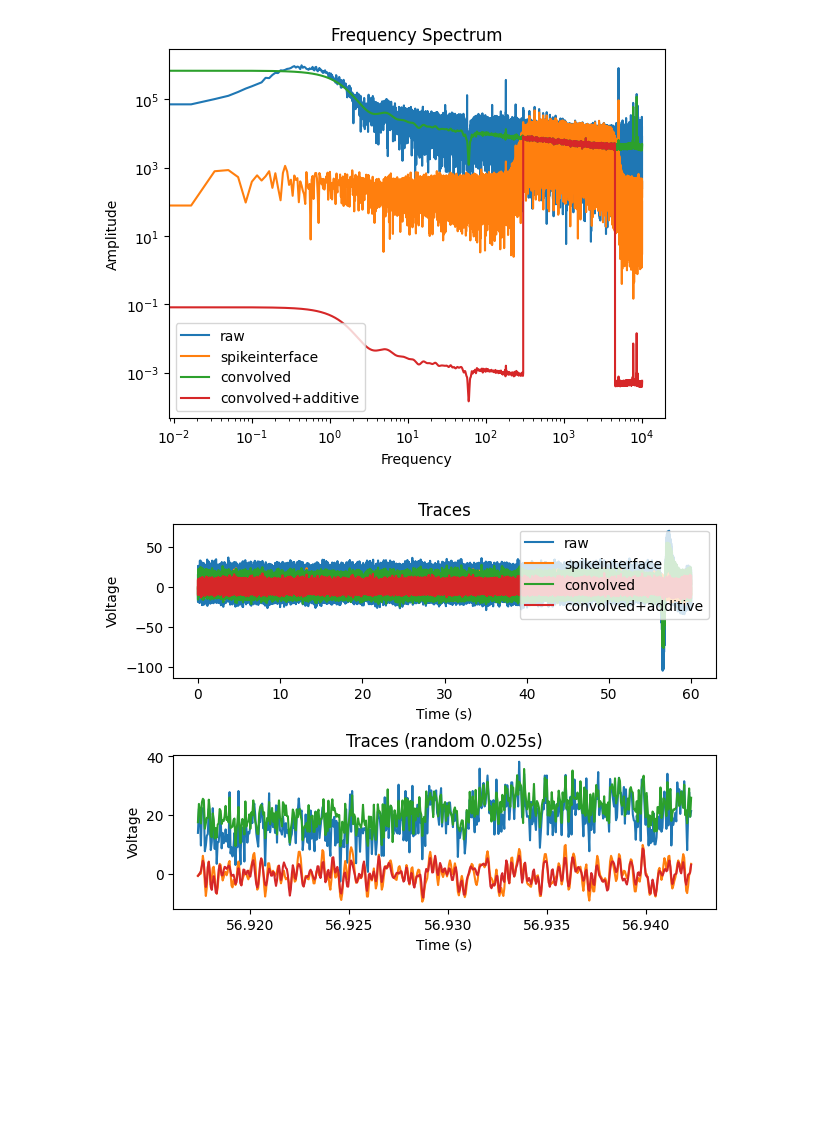
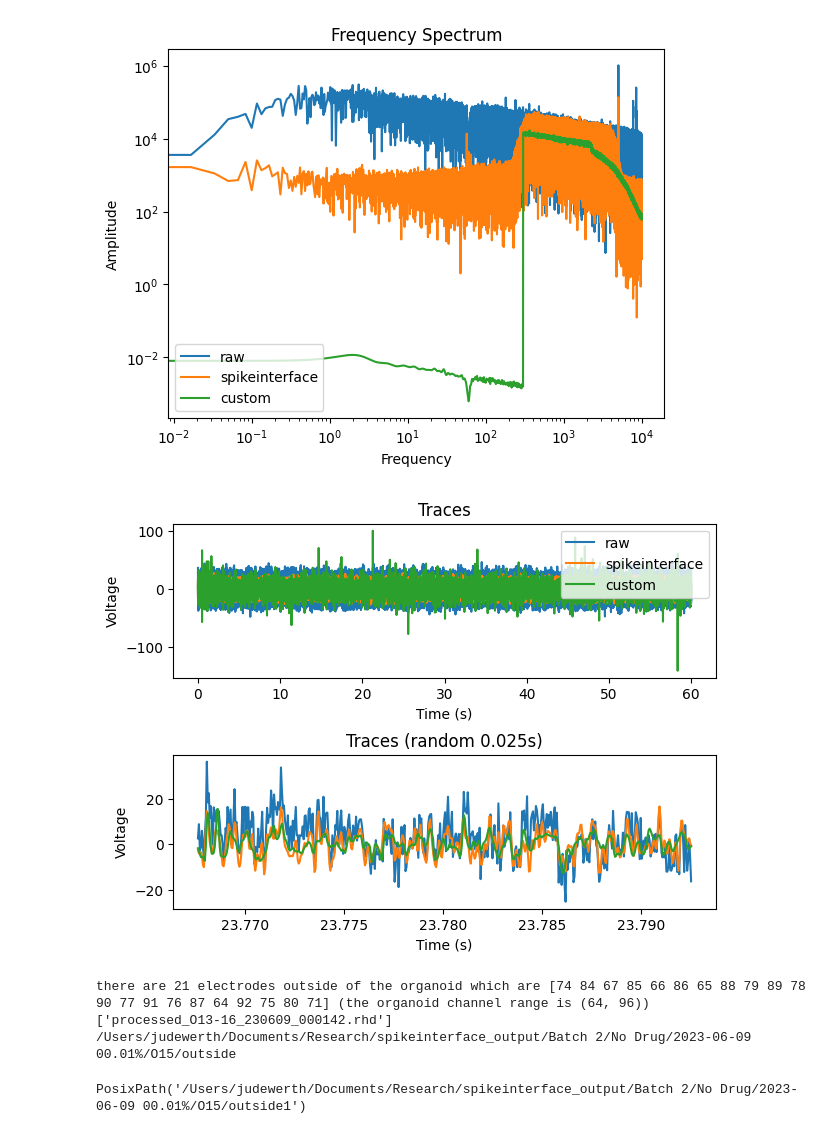
Before and after one commit to judewerth/utah_organoids, a Jupyter notebook: notebooks/illustration/spikeinterface.ipynb, the cells around one changed output. Saved outputs shown, nothing was run; the diff lists cells and outputs as text; code cells hidden in the pictures; blank space fills up the shorter version.

```diff
--- a/notebooks/illustration/spikeinterface.ipynb
+++ b/notebooks/illustration/spikeinterface.ipynb
@@ -200,16 +217,19 @@ def filter_convolved_noise(f , x , fband , inverse=False):
     X_mag = np.abs(X)
     X_phase = np.angle(X)
     # Log
+    X_mag[X_mag==0] = minval
     lnX_mag = np.log(X_mag)
     # Inverse Fourier
     xq = np.fft.fftshift(np.fft.ifft(lnX_mag))
     # Filter (trial and error)
-    Qfilter = np.ones(N)
+    Qfilter = np.ones(len(xq))
     Qfilter[abs(f) < fband[0]] = minval # lowpass
     Qfilter[abs(f) > fband[1]] = minval # lowpass
+
     if inverse:
         Qfilter = -Qfilter + 1
     xq_filt = xq * Qfilter
+
     # Start to invert everything and get filtered single
     # DFT
     Xq_filt = np.fft.fft(np.fft.ifftshift(xq_filt))
@@ -311,9 +333,9 @@ session_times["Batch 3"]["O20_Tetrodotoxin"] = datetime.datetime(2023 , 7 , 13 ,
 # %%
-# Get session
+# Get session (For Filtering)
 
-batch = "Batch 3"
+batch = "Batch 1"
 drug = "No Drug"
-organoid = "O19"
+organoid = "O10"
 
 # Find sesssion
 time = session_times[batch][f"{organoid}_{drug}"].strftime("%Y-%m-%d %H:%M%")
@@ -433,11 +459,12 @@ plot_traces(t , [x,x_cfilt] , labels=["raw","convolvedd filtered"] , windowsize=
 # %%
 # Add Addtiive Filter to Convolved Filter
-x_filt2 , X_filt2 = filter_additive_noise(f , x_cfilt , [300 , 4500])
 
-plot_frequency_spectrum(f=f , Yvalues=[X,X_sifilt,X_cfilt,X_filt2] , labels=["raw","spikeinterface","convolved","convolved+additive"] , title="Frequency Spectrum")
+x1 , X1 , _ , _ = filter_multiplicative_noise(f , x , [0,2250])
+x2 , X2 , _ , _ = filter_convolved_noise(f , x1 , [0 , 100])
+x3 , X3 = filter_additive_noise(f , x2 , [300 , 80000])
 
-norm = np.mean(abs(x_cfilt))/np.mean(abs(x_filt2))
-plot_traces(t , [x,trace_filt,x_cfilt,x_filt2] , labels=["raw","spikeinterface","convolved","convolved+additive"] , windowsize=500)
+plot_frequency_spectrum(f=f , Yvalues=[X,X_sifilt,X3] , labels=["raw","spikeinterface","custom"] , title="Frequency Spectrum")
+plot_traces(t , [x,trace_filt,x3] , labels=["raw","spikeinterface","custom"] , windowsize=500)
 # %% [output]
-[figure, old version]
+[figure, new version]
-[figure, old version]
+[figure, new version]
@@ -446,0 +473,53 @@ plot_traces(t , [x,trace_filt,x_cfilt,x_filt2] , labels=["raw","spikeinterface",
+# %%
+# Get session
+
+batch = "Batch 2"
+drug = "No Drug"
+organoid = "O15"
+electrodes = "outside"
+
+channel_range = { # check this
+    "Batch 1" : {"O09":(0,32),"O10":(32,64),"O11":(64,96),"O12":(96,128)},
+    "Batch 2" : {"O13":(0,32),"O14":(32,64),"O15":(64,96),"O16":(96,128)},
+    "Batch 3" : {"O17":(0,32),"O18":(32,64),"O19":(64,96),"O20":(96,128)}
+}
+chr = channel_range[batch][organoid]
+
+if electrodes == "inside":
+    channels = np.arange(chr[0],chr[1])[El2ROW[:used_electrodes[organoid]]]
+    num_channels = used_electrodes[organoid]
+    print(f"there are {num_channels} electrodes in the organoid which are {channels} (the organoid channel range is {channel_range[batch][organoid]})")
+elif electrodes == "outside":
+    channels = np.arange(chr[0],chr[1])[El2ROW[used_electrodes[organoid]:]]
+    num_channels = 32 - used_electrodes[organoid]
+    print(f"there are {num_channels} electrodes outside of the organoid which are {channels} (the organoid channel range is {channel_range[batch][organoid]})")
+# Find sesssion
+time = session_times[batch][f"{organoid}_{drug}"]
+time = time.strftime('%Y-%m-%d %H:%M%')
+# Get File Names
+files, _ = (
+    ephys.EphysRawFile
+    & f"file_time LIKE '{time}'" # in this example, files is only 1 file (1 minute of data)
+).fetch("file_path", "file_time", order_by="file_time")
+
+# Adjust File Names (remove parent folder)
+for idx , file in enumerate(files):
+    files[idx] = file.split("/")[1]
+
+# Get Spike Sorting Directory
+title = time.replace(":" , ".")
+spike_sorting_dir = _to_Path("/".join([output_dir , batch , drug , title , organoid , electrodes]))
+spike_sorting_dir.mkdir(exist_ok=True, parents=True)
+
+print(files)
+print(spike_sorting_dir)
+# %% [output]
+there are 21 electrodes outside of the organoid which are [74 84 67 85 66 86 65 88 79 89 78 90 77 91 76 87 64 92 75 80 71] (the organoid channel range is (64, 96))
+['processed_O13-16_230609_000142.rhd']
+/Users/judewerth/Documents/Research/spikeinterface_output/Batch 2/No Drug/2023-06-09 00.01%/O15/outside
+# %%
+# if you want to run recording / sorting / waveforms no matter what
+spike_sorting_dir = get_new_dir(spike_sorting_dir)
+spike_sorting_dir
+# %% [output]
+PosixPath('/Users/judewerth/Documents/Research/spikeinterface_output/Batch 2/No Drug/2023-06-09 00.01%/O15/outside1')
```
Also changed, not shown: parts of 22 cells of this notebook, 2 other files.
